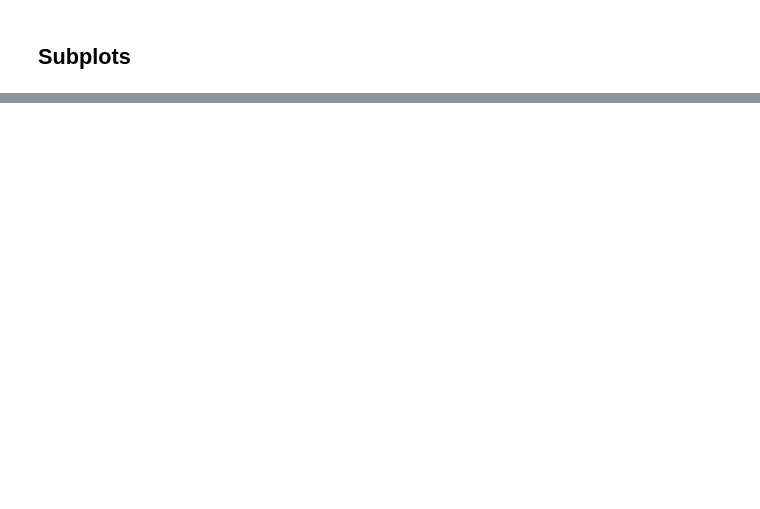
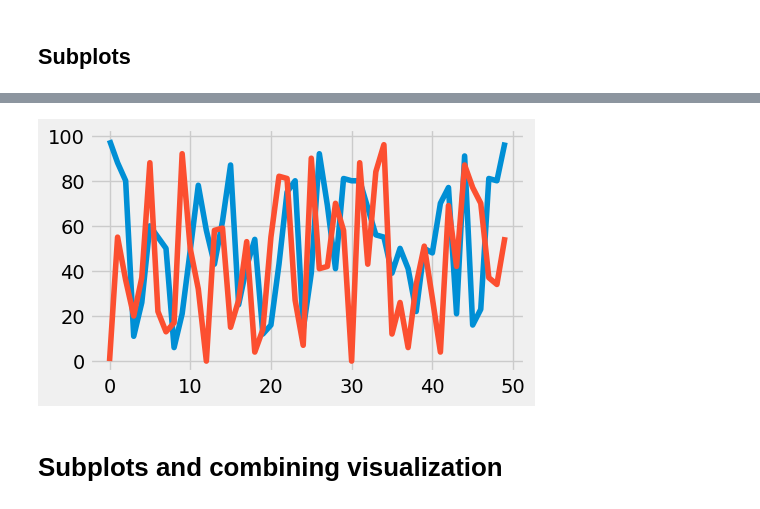
Before and after one commit to christoph-qing/visualization, a Jupyter notebook: 02_activities/assignments/participation/260127Lec4.ipynb, the cells around one changed output, grey strips where cells are left out. Saved outputs shown, nothing was run; the diff lists cells and outputs as text; code cells hidden in the pictures; blank space fills up the shorter version.

```diff
--- a/02_activities/assignments/participation/260127Lec4.ipynb
+++ b/02_activities/assignments/participation/260127Lec4.ipynb
@@ -45,0 +66,21 @@ plt.show()
+# %%
+# view available pre-made styles
+plt.style.available
+# use a style type the following before make the figure:
+plt.style.use('fivethirtyeight')
+# %%
+
+# If we set up the style, we have thicker line and higher colour contrast
+plt.style.use('fivethirtyeight')
+np.random.seed(613)
+x = np.arange(50)
+y1 = np.random.randint(0, 100,50)
+y2 = np.random.randint(0, 100,50)
+fig, ax = plt.subplots(figsize=(5, 3))
+ax.plot(x,y1)
+ax.plot(x,y2)
+fig.show()
+# %% [output]
+[figure, added]
+# %% [markdown]
+# Subplots and combining visualization
```
Also changed, not shown: parts of 20 cells of this notebook, 4 other files.
